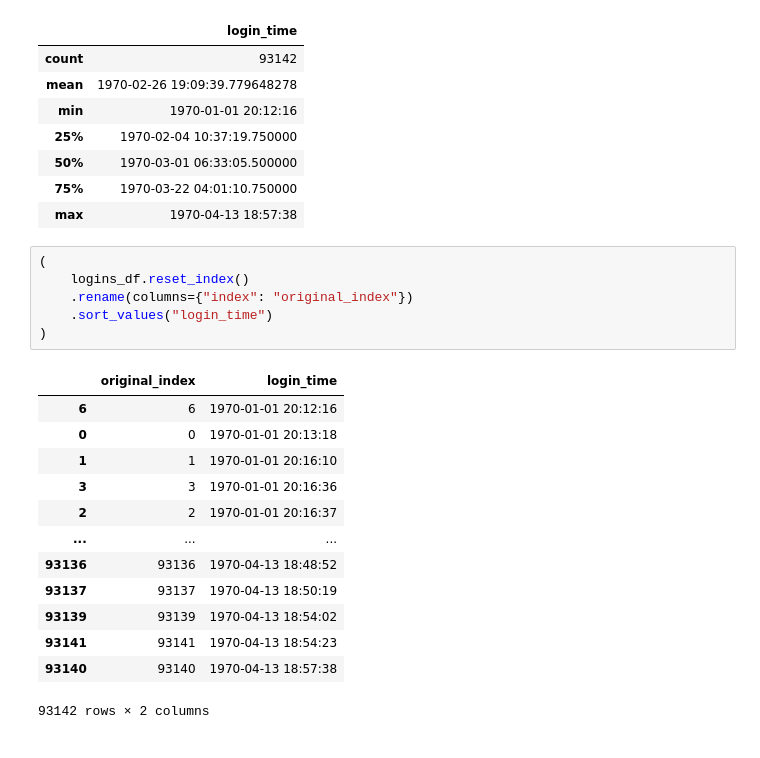
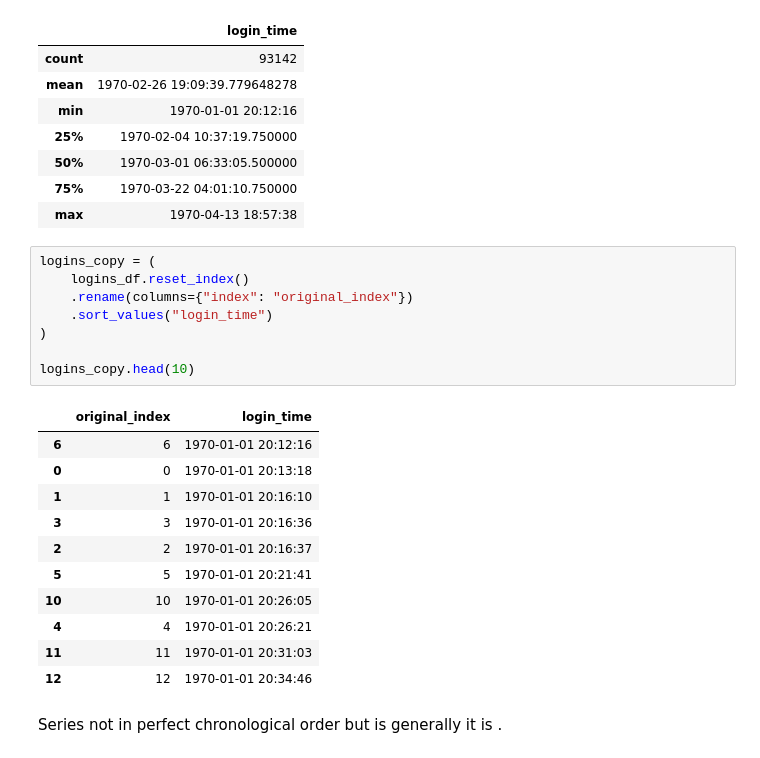
Before and after one commit to jonnross88/ultimate_project_3, a Jupyter notebook: data_analysis_challenge.ipynb, the cells around one changed output. Cells and saved outputs as stored; diff of their text form.

```diff
--- a/data_analysis_challenge.ipynb
+++ b/data_analysis_challenge.ipynb
@@ -66,22 +90,24 @@ logins_df.describe()
 | 75% | 1970-03-22 04:01:10.750000 |
 | max | 1970-04-13 18:57:38 |
 # %%
-(
+logins_copy = (
     logins_df.reset_index()
     .rename(columns={"index": "original_index"})
     .sort_values("login_time")
 )
+
+logins_copy.head(10)
 # %% [output]
 |  | original_index | login_time |
 | 6 | 6 | 1970-01-01 20:12:16 |
 | 0 | 0 | 1970-01-01 20:13:18 |
 | 1 | 1 | 1970-01-01 20:16:10 |
 | 3 | 3 | 1970-01-01 20:16:36 |
 | 2 | 2 | 1970-01-01 20:16:37 |
-| ... | ... | ... |
-| 93136 | 93136 | 1970-04-13 18:48:52 |
-| 93137 | 93137 | 1970-04-13 18:50:19 |
-| 93139 | 93139 | 1970-04-13 18:54:02 |
-| 93141 | 93141 | 1970-04-13 18:54:23 |
-| 93140 | 93140 | 1970-04-13 18:57:38 |
+| 5 | 5 | 1970-01-01 20:21:41 |
+| 10 | 10 | 1970-01-01 20:26:05 |
+| 4 | 4 | 1970-01-01 20:26:21 |
+| 11 | 11 | 1970-01-01 20:31:03 |
+| 12 | 12 | 1970-01-01 20:34:46 |
-93142 rows × 2 columns
+# %% [markdown]
+Series not in perfect chronological order but is generally it is .
```
Also changed, not shown: parts of 30 cells of this notebook, 1 other file.
